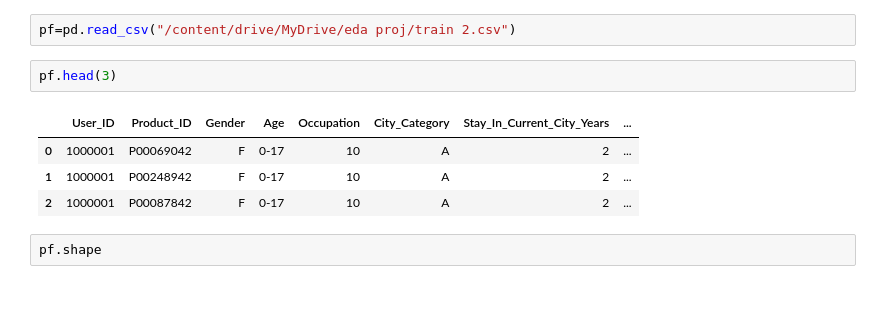
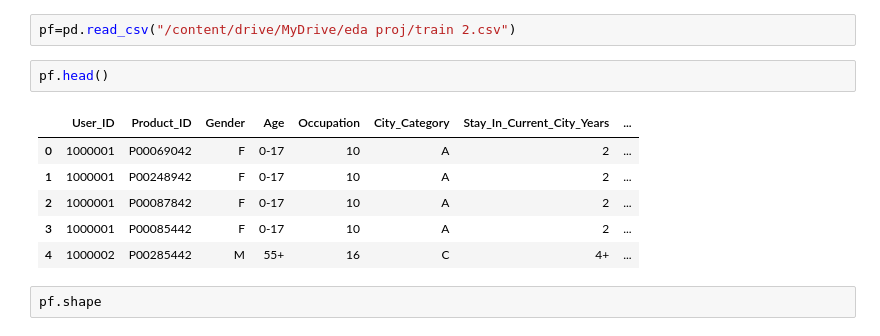
Before and after one commit to shubham9875/EDAProjectFinal, a Jupyter notebook: EDAProjectFinal.ipynb, the cells around one changed output. Cells and saved outputs as stored; diff of their text form; blank space fills up the shorter version.

```diff
--- a/EDAProjectFinal.ipynb
+++ b/EDAProjectFinal.ipynb
@@ -14,12 +14,14 @@ Drive already mounted at /content/drive; to attempt to forcibly remount, call dr
 # %%
 pf=pd.read_csv("/content/drive/MyDrive/eda proj/train 2.csv")
 # %%
-pf.head(3)
+pf.head()
 # %% [output]
 |  | User_ID | Product_ID | Gender | Age | Occupation | City_Category | Stay_In_Current_City_Years | ... |
 | 0 | 1000001 | P00069042 | F | 0-17 | 10 | A | 2 | ... |
 | 1 | 1000001 | P00248942 | F | 0-17 | 10 | A | 2 | ... |
 | 2 | 1000001 | P00087842 | F | 0-17 | 10 | A | 2 | ... |
+| 3 | 1000001 | P00085442 | F | 0-17 | 10 | A | 2 | ... |
+| 4 | 1000002 | P00285442 | M | 55+ | 16 | C | 4+ | ... |
 # %%
 pf.shape
 # %% [output]
```
Also changed, not shown: parts of 34 cells of this notebook.
